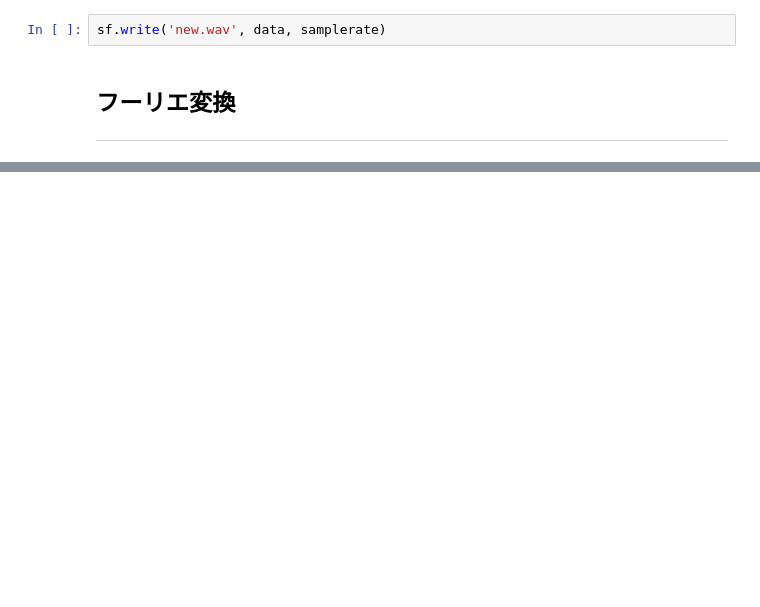
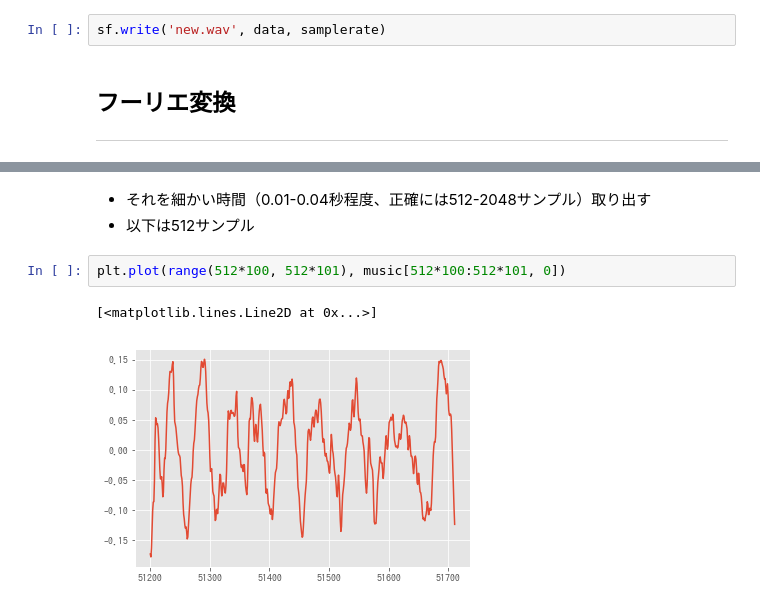
Before and after one commit to seiichiinoue/odcnn, a Jupyter notebook: trial/trial.ipynb, the cells around one changed output, grey strips where cells are left out. Saved outputs shown, nothing was run; the diff lists cells and outputs as text; blank space fills up the shorter version.

```diff
--- a/trial/trial.ipynb
+++ b/trial/trial.ipynb
@@ -170,0 +183,8 @@ sf.write('new.wav', data, samplerate)
+# %% [markdown]
+- それを細かい時間（0.01-0.04秒程度、正確には512-2048サンプル）取り出す
+- 以下は512サンプル
+# %%
+plt.plot(range(512*100, 512*101), music[512*100:512*101, 0])
+# %% [output]
+[<matplotlib.lines.Line2D at 0x...>]
+[figure, added]
```
Also changed, not shown: parts of 13 cells of this notebook, 3 other files.
